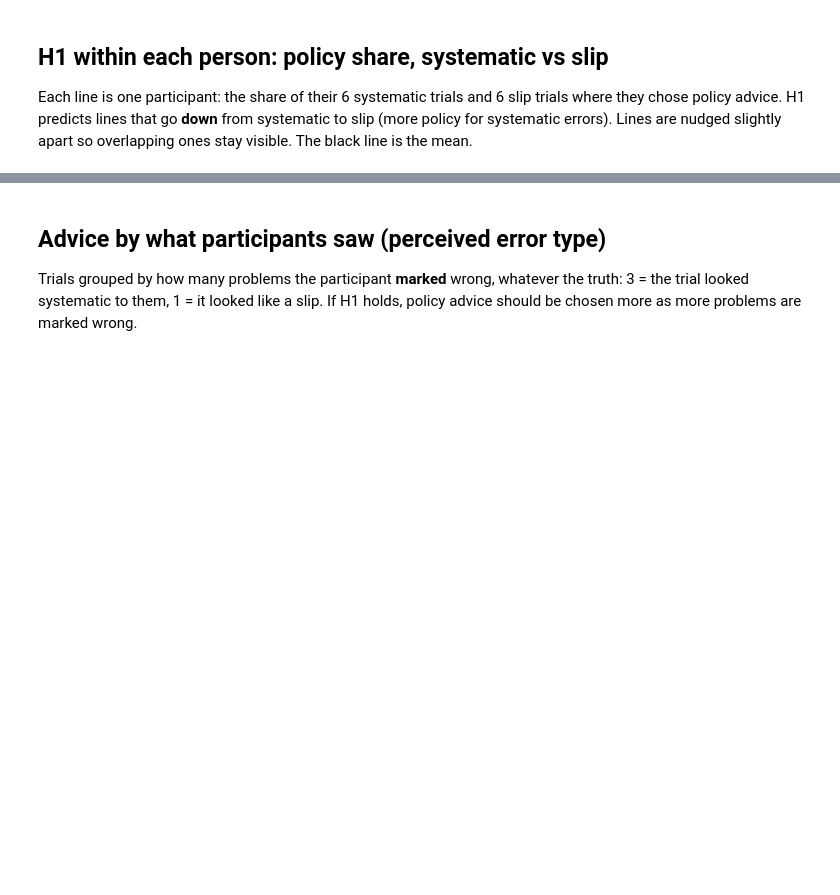
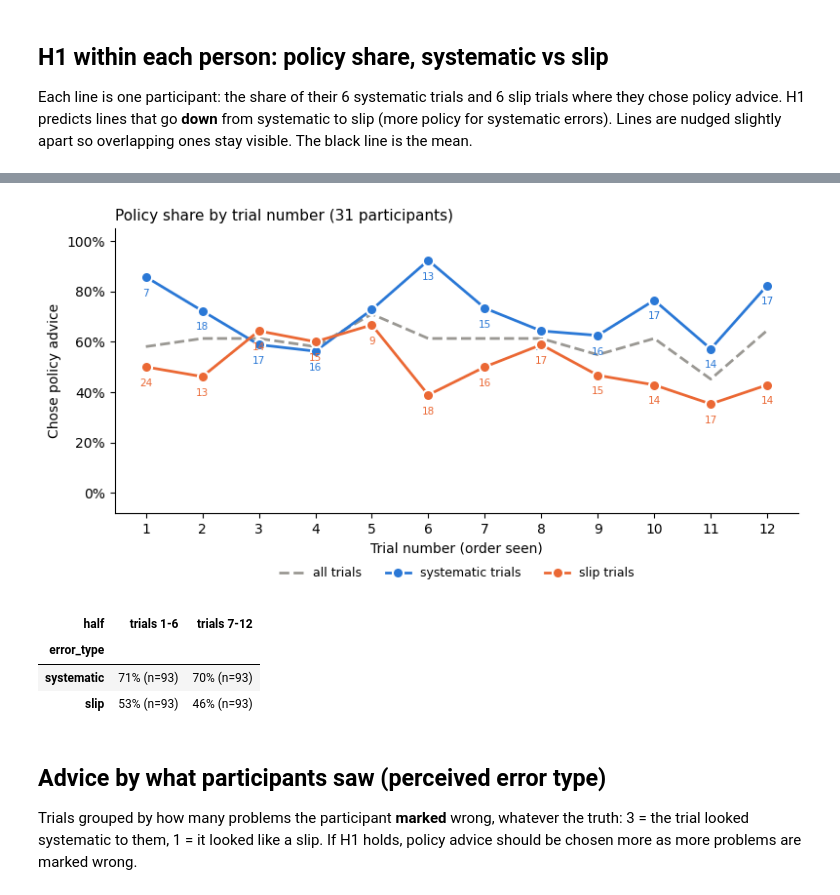
Before and after one commit to divya603/bodmas-exp3-teaching, a Jupyter notebook: analysis/notebooks/analysis_human.ipynb, the cells around one changed output, grey strips where cells are left out. Cells and saved outputs as stored; diff of their text form; code cells hidden in the pictures; blank space fills up the shorter version.

```diff
--- a/analysis/notebooks/analysis_human.ipynb
+++ b/analysis/notebooks/analysis_human.ipynb
@@ -290,3 +350,39 @@ Mean policy share: systematic 67%, slip 44% (mean within-person difference +23%)
+# %%
+order = trials.assign(trial_num=trials['trial_index'] + 1, policy=trials['choice_scope'].eq('policy'))
+ET_COLORS = {'systematic': '#2a78d6', 'slip': '#eb6834'}
+
+fig, ax = plt.subplots(figsize=(8, 4.2))
+overall = order.groupby('trial_num')['policy'].mean()
+ax.plot(overall.index, overall.values, color='#9a9893', lw=2, ls='--', label='all trials', zorder=1)
+for et in ERROR_TYPES:
+    g = order[order['error_type'] == et].groupby('trial_num')['policy'].agg(['mean', 'size'])
+    ax.plot(g.index, g['mean'], color=ET_COLORS[et], lw=2, marker='o', ms=8,
+            markeredgecolor='white', markeredgewidth=1.5, label=f'{et} trials', zorder=3)
+    for t, row in g.iterrows():
+        ax.annotate(f"{int(row['size'])}", (t, row['mean']), textcoords='offset points',
+                    xytext=(0, -14), ha='center', fontsize=7.5, color=ET_COLORS[et])
+
+ax.set_xticks(range(1, 13))
+ax.set_xlabel('Trial number (order seen)')
+ax.set_ylim(-0.08, 1.05)
+ax.yaxis.set_major_formatter(plt.matplotlib.ticker.PercentFormatter(1.0))
+ax.set_ylabel('Chose policy advice')
+ax.set_title(f"Policy share by trial number ({order['participant'].nunique()} participants)", fontsize=11, loc='left')
+ax.legend(frameon=False, fontsize=9, loc='upper center', bbox_to_anchor=(0.5, -0.15), ncol=3)
+ax.spines[['top', 'right']].set_visible(False)
+plt.tight_layout()
+plt.show()
+
+# first half (trials 1-6) vs second half (7-12): policy share and number of trials
+order['half'] = np.where(order['trial_num'] <= 6, 'trials 1-6', 'trials 7-12')
+pd.crosstab(order['error_type'], order['half'], values=order['policy'],
+            aggfunc=lambda s: f"{s.mean():.0%} (n={len(s)})").reindex(ERROR_TYPES)
+# %% [output]
+[figure, added]
+| half | trials 1-6 | trials 7-12 |
+| error_type |  |  |
+| systematic | 71% (n=93) | 70% (n=93) |
+| slip | 53% (n=93) | 46% (n=93) |
 # %% [markdown]
 ## Advice by what participants saw (perceived error type)
 
```
Also changed, not shown: parts of 13 cells of this notebook.
